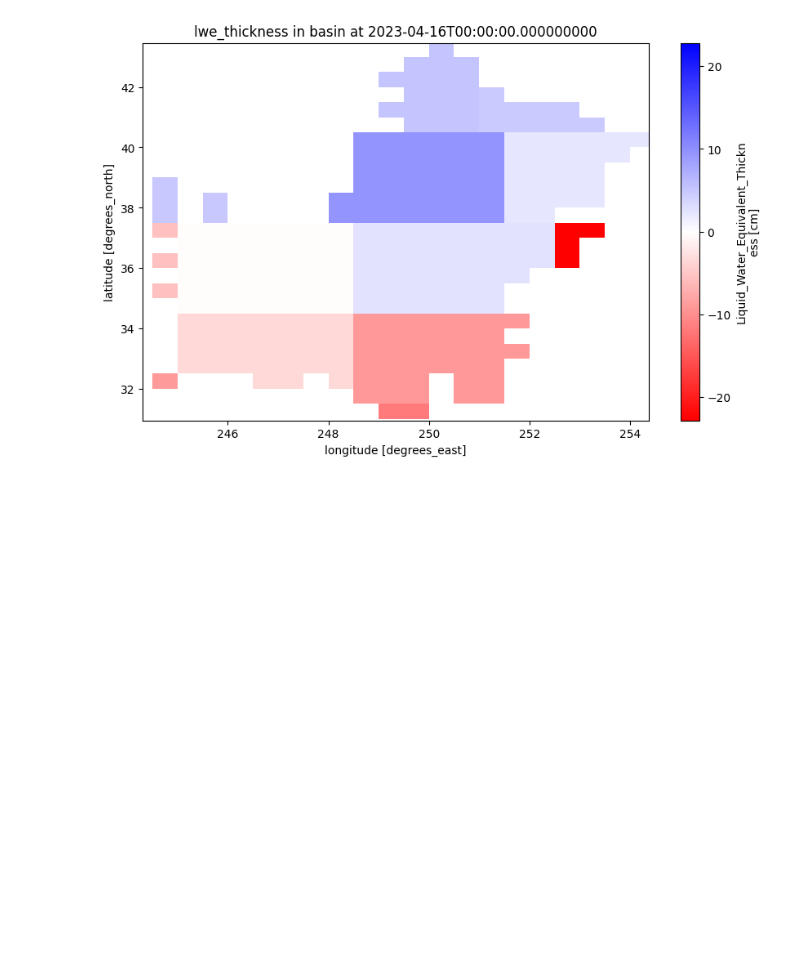
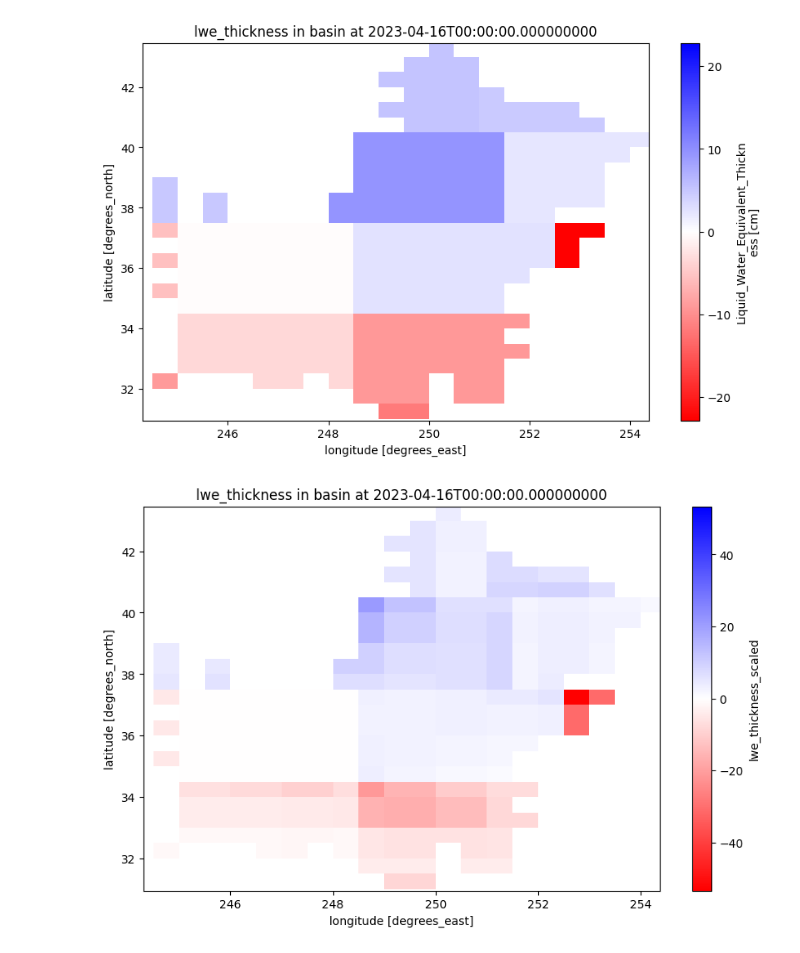
Before and after one commit to uwescience/DSSG2023-Groundwater, a Jupyter notebook: Snippets/yuanninghuang/read_mascon.ipynb, the cells around one changed output. Cells and saved outputs as stored; diff of their text form; code cells hidden in the pictures; blank space fills up the shorter version.

Commit message:
crb lwe plot

```diff
--- a/Snippets/yuanninghuang/read_mascon.ipynb
+++ b/Snippets/yuanninghuang/read_mascon.ipynb
@@ -42,7 +42,7 @@ data_at_time = df.sel(time=selected_time)
 # Create a new data variable 'lwe_thickness_scaled' which is lwe_thickness times scale_factor
 data_at_time['lwe_thickness_scaled'] = data_at_time['lwe_thickness'] * data_at_time['scale_factor']
 # %%
-crb_shapefile = gpd.read_file('/home/yhuang21/data/Aqueduct_river_basins_COLORADO RIVER (PACIFIC OCEAN)/Aqueduct_river_basins_COLORADO RIVER (PACIFIC OCEAN).shp')
+crb_shapefile = gpd.read_file('/home/yhuang21/remoteData/CRB_SHAPEFILE/CRB_SHAPEFILE/Aqueduct_river_basins_COLORADO RIVER (PACIFIC OCEAN).shp')
 # %%
 # Create a mask for the shapefile region
 basin_regions = regionmask.Regions(name='basin', numbers=[0], names=['basin'], abbrevs=['basin'], outlines=[crb_shapefile.geometry.unary_union])
@@ -78,34 +78,15 @@ plt.show()
 # %% [output]
 [figure]
 # %%
-# Create a mask for the shapefile region
-basin_regions = regionmask.Regions(name='basin', numbers=[0], names=['basin'], abbrevs=['basin'], outlines=[crb_shapefile.geometry.unary_union])
-
-# Create a mask using the new 'basin_regions'
-mask = basin_regions.mask(data_at_time['lwe_thickness_scaled'], lat_name='lat', lon_name='lon')
-
-# Mask the lwe_thickness data
-masked_data = data_at_time['lwe_thickness_scaled'].where(mask.notnull())  # keep data where mask is not null
-
-# Get the bounds of the shapefile
-bounds = crb_shapefile.total_bounds
-
-# Create a colormap for positive and negative values
-cmap = colors.LinearSegmentedColormap.from_list("", ["red","white","blue"])
-
-# Get the min, max and mean of the data
-vmin = masked_data.min()
-vmax = masked_data.max()
-
-# Create a normalizer using the TwoSlopeNorm class
-norm = colors.TwoSlopeNorm(vmin=vmin, vcenter=0, vmax=vmax)
-
 # Plot the masked data
+masked_data = data_at_time['lwe_thickness_scaled'].where(mask.notnull())
 fig, ax = plt.subplots(figsize=(10, 6))
 masked_data.plot(ax=ax, cmap=cmap)
 
 ax.set_xlim([360 + bounds[0], 360 + bounds[2]])  # setting x limits to min and max of longitude
 ax.set_ylim([bounds[1], bounds[3]])
 
 plt.title('lwe_thickness in basin at ' + selected_time)
 plt.show()
+# %% [output]
+[figure, added]
```
